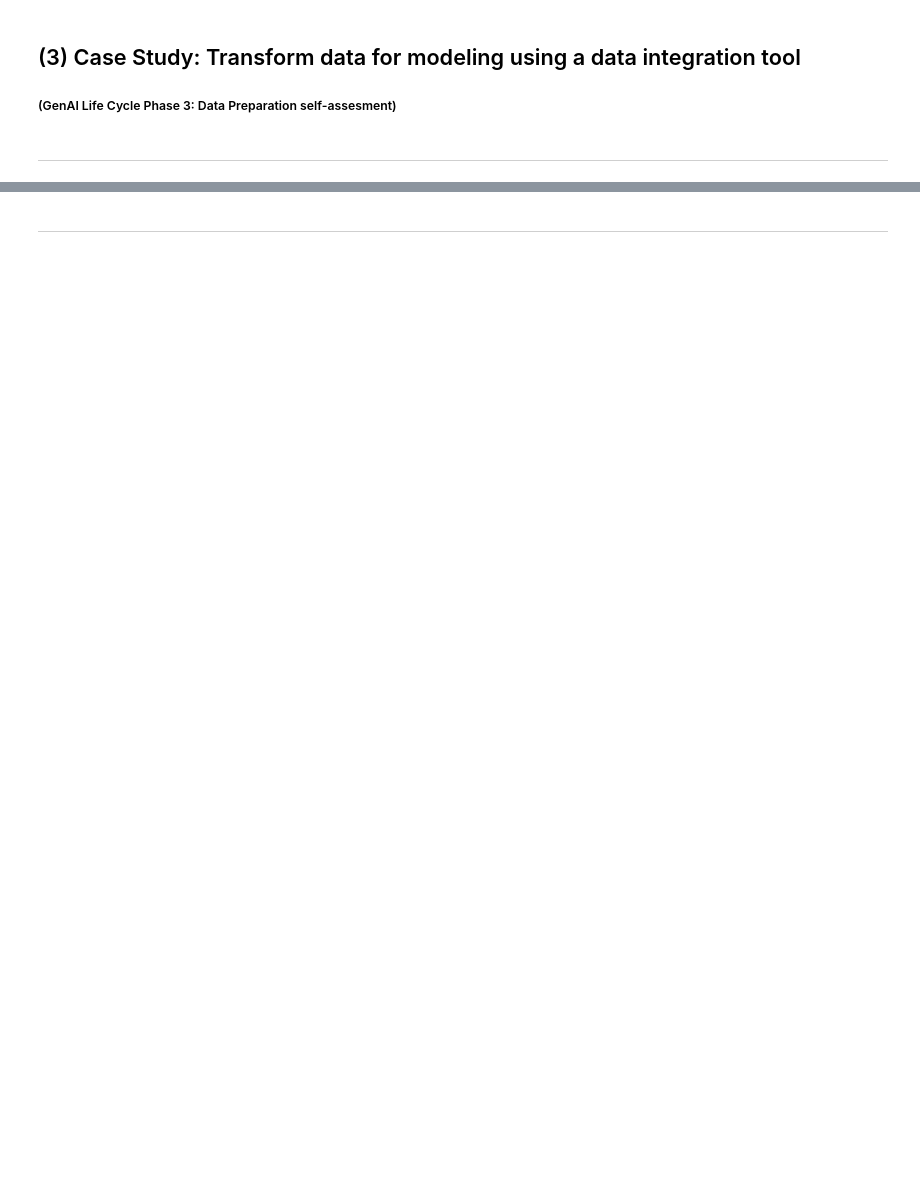
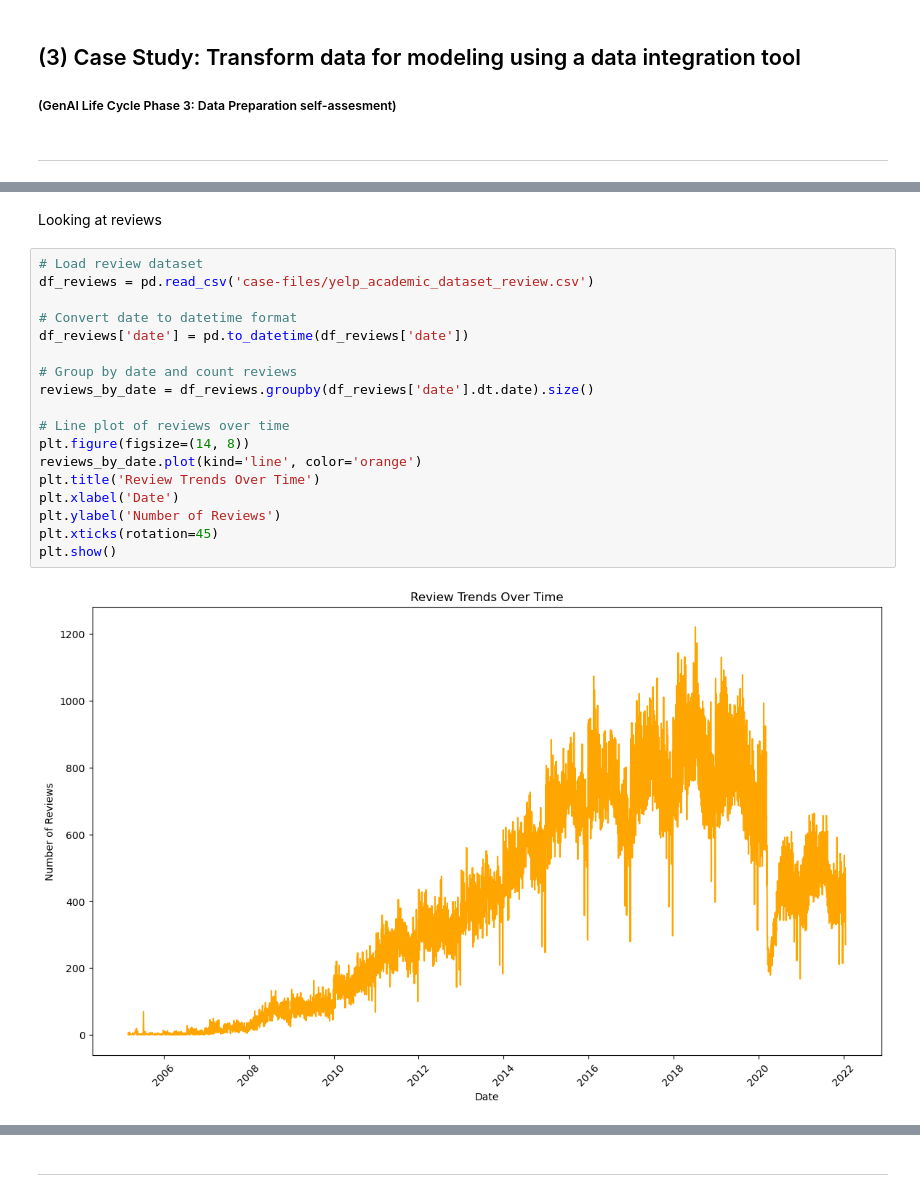
Before and after one commit to diego-manzano/capstone-ailtk, a Jupyter notebook: ailtk_case-navigation-module/case-study-3.ipynb, the cells around one changed output, grey strips where cells are left out. Saved outputs shown, nothing was run; the diff lists cells and outputs as text; blank space fills up the shorter version.

```diff
--- a/ailtk_case-navigation-module/case-study-3.ipynb
+++ b/ailtk_case-navigation-module/case-study-3.ipynb
@@ -7,0 +129,22 @@ Pre-reading
+# %% [markdown]
+Looking at reviews
+# %%
+# Load review dataset
+df_reviews = pd.read_csv('case-files/yelp_academic_dataset_review.csv')
+
+# Convert date to datetime format
+df_reviews['date'] = pd.to_datetime(df_reviews['date'])
+
+# Group by date and count reviews
+reviews_by_date = df_reviews.groupby(df_reviews['date'].dt.date).size()
+
+# Line plot of reviews over time
+plt.figure(figsize=(14, 8))
+reviews_by_date.plot(kind='line', color='orange')
+plt.title('Review Trends Over Time')
+plt.xlabel('Date')
+plt.ylabel('Number of Reviews')
+plt.xticks(rotation=45)
+plt.show()
+# %% [output]
+[figure, added]
```
Also changed, not shown: parts of 15 cells of this notebook, 4 other files.
